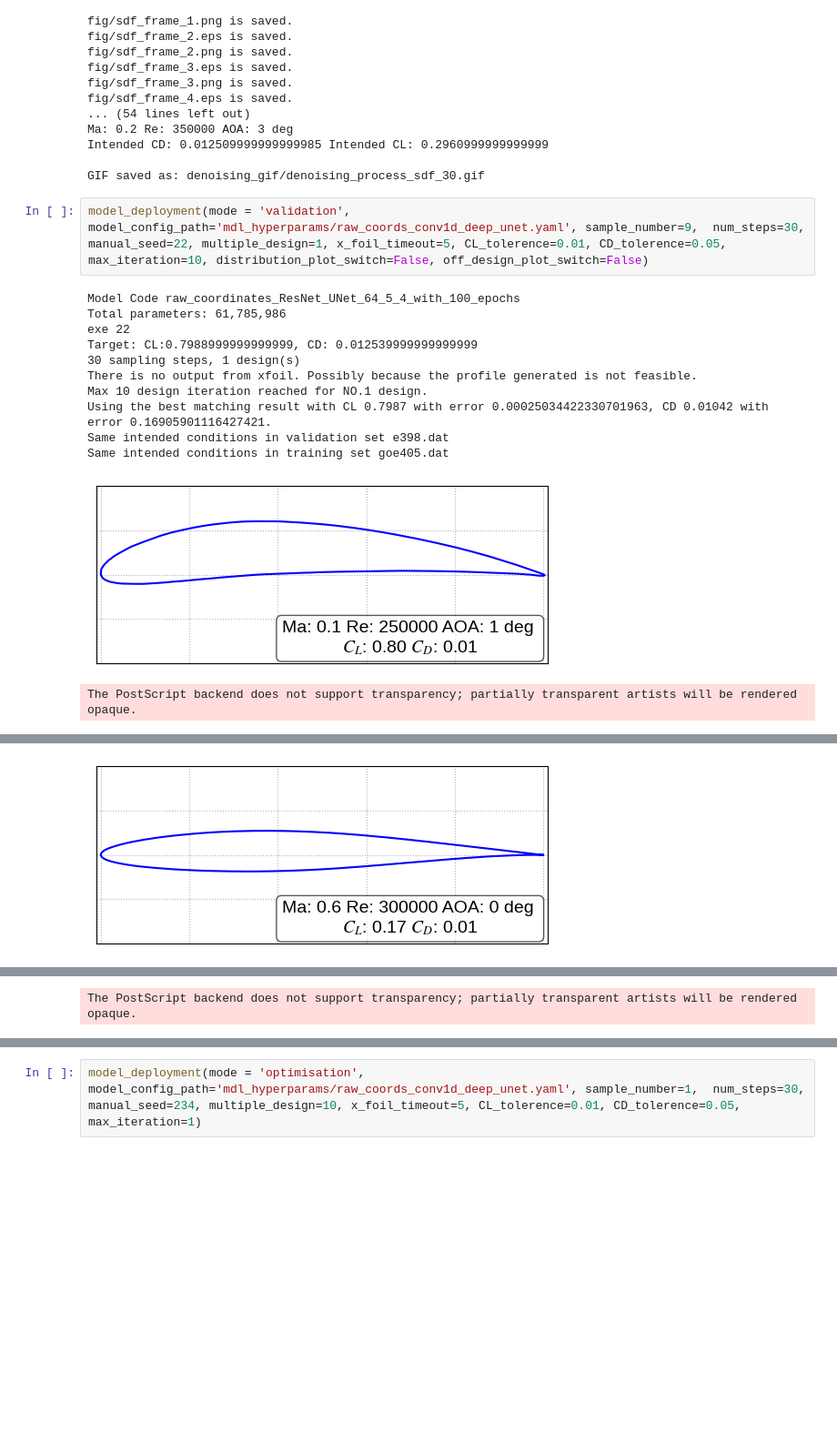
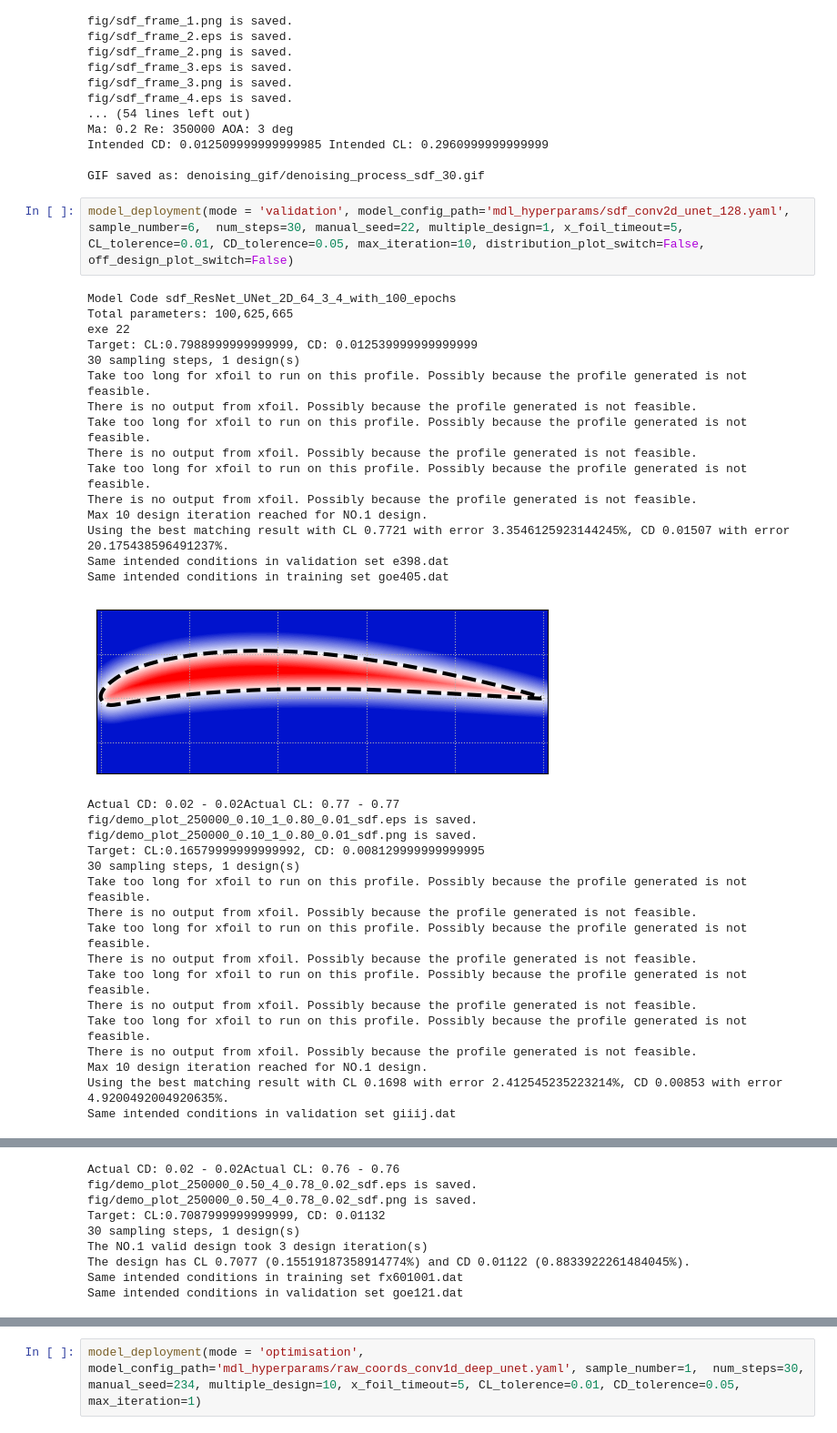
Before and after one commit to Yingfangeng/Diffusion_based_2DAirfoil_Generation, a Jupyter notebook: model_deployment.ipynb, the cells around one changed output, grey strips where cells are left out. Shown at 91% size. Drawn from its saved outputs; the diff is of its cells as text; blank space fills up the shorter version.

```diff
--- a/model_deployment.ipynb
+++ b/model_deployment.ipynb
@@ -216,17 +238,37 @@ Intended CD: 0.012509999999999985 Intended CL: 0.2960999999999999
 
 GIF saved as: denoising_gif/denoising_process_sdf_30.gif
 # %%
-model_deployment(mode = 'validation', model_config_path='mdl_hyperparams/raw_coords_conv1d_deep_unet.yaml', sample_number=9,  num_steps=30, manual_seed=22, multiple_design=1, x_foil_timeout=5, CL_tolerence=0.01, CD_tolerence=0.05, max_iteration=10, distribution_plot_switch=False, off_design_plot_switch=False)
+model_deployment(mode = 'validation', model_config_path='mdl_hyperparams/sdf_conv2d_unet_128.yaml', sample_number=6,  num_steps=30, manual_seed=22, multiple_design=1, x_foil_timeout=5, CL_tolerence=0.01, CD_tolerence=0.05, max_iteration=10, distribution_plot_switch=False, off_design_plot_switch=False)
 # %% [output]
-Model Code raw_coordinates_ResNet_UNet_64_5_4_with_100_epochs
-Total parameters: 61,785,986
+Model Code sdf_ResNet_UNet_2D_64_3_4_with_100_epochs
+Total parameters: 100,625,665
 exe 22
 Target: CL:0.7988999999999999, CD: 0.012539999999999999
 30 sampling steps, 1 design(s)
+Take too long for xfoil to run on this profile. Possibly because the profile generated is not feasible.
+There is no output from xfoil. Possibly because the profile generated is not feasible.
+Take too long for xfoil to run on this profile. Possibly because the profile generated is not feasible.
+There is no output from xfoil. Possibly because the profile generated is not feasible.
+Take too long for xfoil to run on this profile. Possibly because the profile generated is not feasible.
 There is no output from xfoil. Possibly because the profile generated is not feasible.
 Max 10 design iteration reached for NO.1 design.
-Using the best matching result with CL 0.7987 with error 0.00025034422330701963, CD 0.01042 with error 0.16905901116427421.
+Using the best matching result with CL 0.7721 with error 3.3546125923144245%, CD 0.01507 with error 20.175438596491237%.
 Same intended conditions in validation set e398.dat
 Same intended conditions in training set goe405.dat
-[figure, old version]
+[figure, new version]
-The PostScript backend does not support transparency; partially transparent artists will be rendered opaque.
+Actual CD: 0.02 - 0.02Actual CL: 0.77 - 0.77
+fig/demo_plot_250000_0.10_1_0.80_0.01_sdf.eps is saved.
+fig/demo_plot_250000_0.10_1_0.80_0.01_sdf.png is saved.
+Target: CL:0.16579999999999992, CD: 0.008129999999999995
+30 sampling steps, 1 design(s)
+Take too long for xfoil to run on this profile. Possibly because the profile generated is not feasible.
+There is no output from xfoil. Possibly because the profile generated is not feasible.
+Take too long for xfoil to run on this profile. Possibly because the profile generated is not feasible.
+There is no output from xfoil. Possibly because the profile generated is not feasible.
+Take too long for xfoil to run on this profile. Possibly because the profile generated is not feasible.
+There is no output from xfoil. Possibly because the profile generated is not feasible.
+Take too long for xfoil to run on this profile. Possibly because the profile generated is not feasible.
+There is no output from xfoil. Possibly because the profile generated is not feasible.
+Max 10 design iteration reached for NO.1 design.
+Using the best matching result with CL 0.1698 with error 2.412545235223214%, CD 0.00853 with error 4.9200492004920635%.
+Same intended conditions in validation set giiij.dat
@@ -243 +288,0 @@ Same intended conditions in validation set giiij.dat
-[figure, old version]
@@ -244 +290,9 @@ Same intended conditions in validation set giiij.dat
-The PostScript backend does not support transparency; partially transparent artists will be rendered opaque.
+Actual CD: 0.02 - 0.02Actual CL: 0.76 - 0.76
+fig/demo_plot_250000_0.50_4_0.78_0.02_sdf.eps is saved.
+fig/demo_plot_250000_0.50_4_0.78_0.02_sdf.png is saved.
+Target: CL:0.7087999999999999, CD: 0.01132
+30 sampling steps, 1 design(s)
+The NO.1 valid design took 3 design iteration(s)
+The design has CL 0.7077 (0.15519187358914774%) and CD 0.01122 (0.8833922261484045%).
+Same intended conditions in training set fx601001.dat
+Same intended conditions in validation set goe121.dat
```
Also changed, not shown: parts of 11 cells of this notebook, 12 other files.
